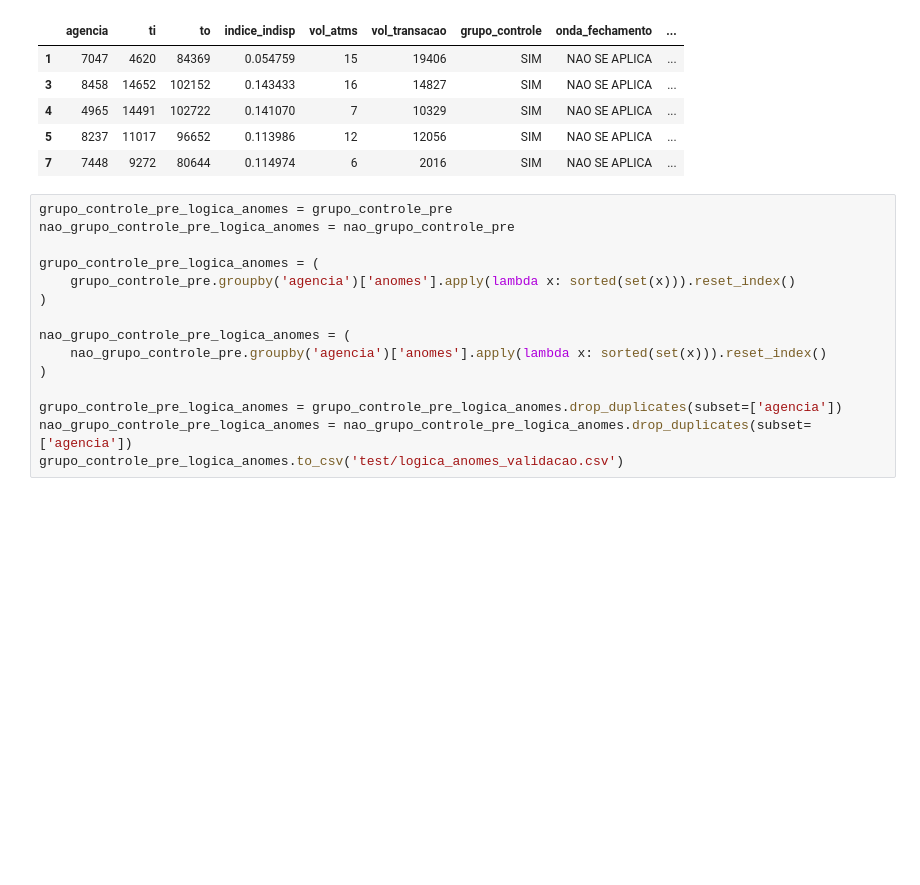
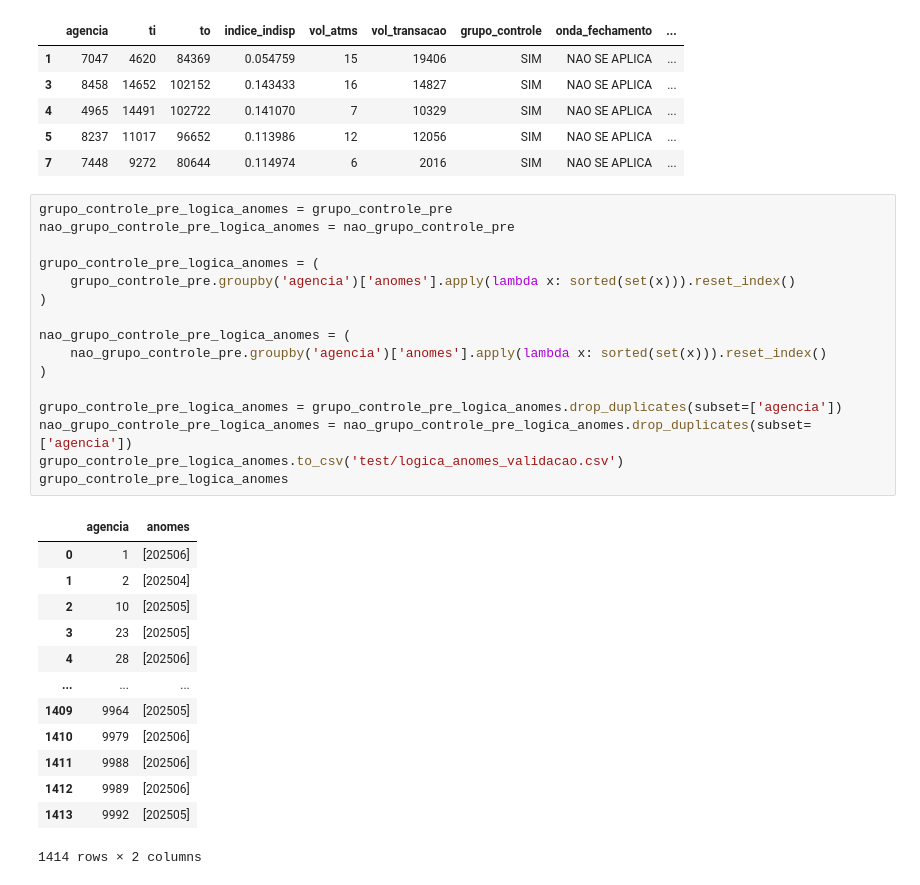
Before and after one commit to SAMUKISZHSD/dist-euclidiana, a Jupyter notebook: dist_euclidian_test.ipynb, the cells around one changed output. Drawn from its saved outputs; the diff is of its cells as text; blank space fills up the shorter version.

```diff
--- a/dist_euclidian_test.ipynb
+++ b/dist_euclidian_test.ipynb
@@ -53,18 +53,33 @@ grupo_controle_pre.head()
 # %%
 grupo_controle_pre_logica_anomes = grupo_controle_pre
 nao_grupo_controle_pre_logica_anomes = nao_grupo_controle_pre
 
 grupo_controle_pre_logica_anomes = (
     grupo_controle_pre.groupby('agencia')['anomes'].apply(lambda x: sorted(set(x))).reset_index()
 )
 
 nao_grupo_controle_pre_logica_anomes = (
     nao_grupo_controle_pre.groupby('agencia')['anomes'].apply(lambda x: sorted(set(x))).reset_index()
 )
 
 grupo_controle_pre_logica_anomes = grupo_controle_pre_logica_anomes.drop_duplicates(subset=['agencia'])
 nao_grupo_controle_pre_logica_anomes = nao_grupo_controle_pre_logica_anomes.drop_duplicates(subset=['agencia'])
 grupo_controle_pre_logica_anomes.to_csv('test/logica_anomes_validacao.csv')
+grupo_controle_pre_logica_anomes
+# %% [output]
+|  | agencia | anomes |
+| 0 | 1 | [202506] |
+| 1 | 2 | [202504] |
+| 2 | 10 | [202505] |
+| 3 | 23 | [202505] |
+| 4 | 28 | [202506] |
+| ... | ... | ... |
+| 1409 | 9964 | [202505] |
+| 1410 | 9979 | [202506] |
+| 1411 | 9988 | [202506] |
+| 1412 | 9989 | [202506] |
+| 1413 | 9992 | [202505] |
+1414 rows × 2 columns
 # %%
 resultados_pre_logica = []
 
```
Also changed, not shown: parts of 4 cells of this notebook, 2 other files.
